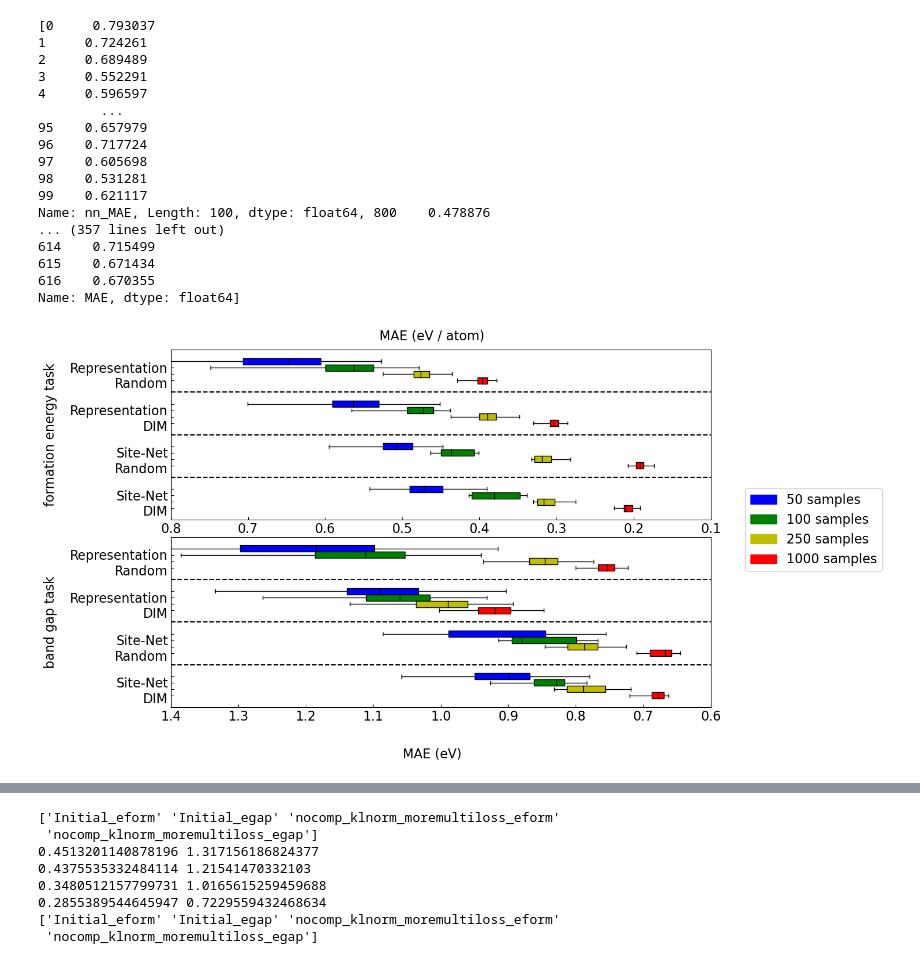
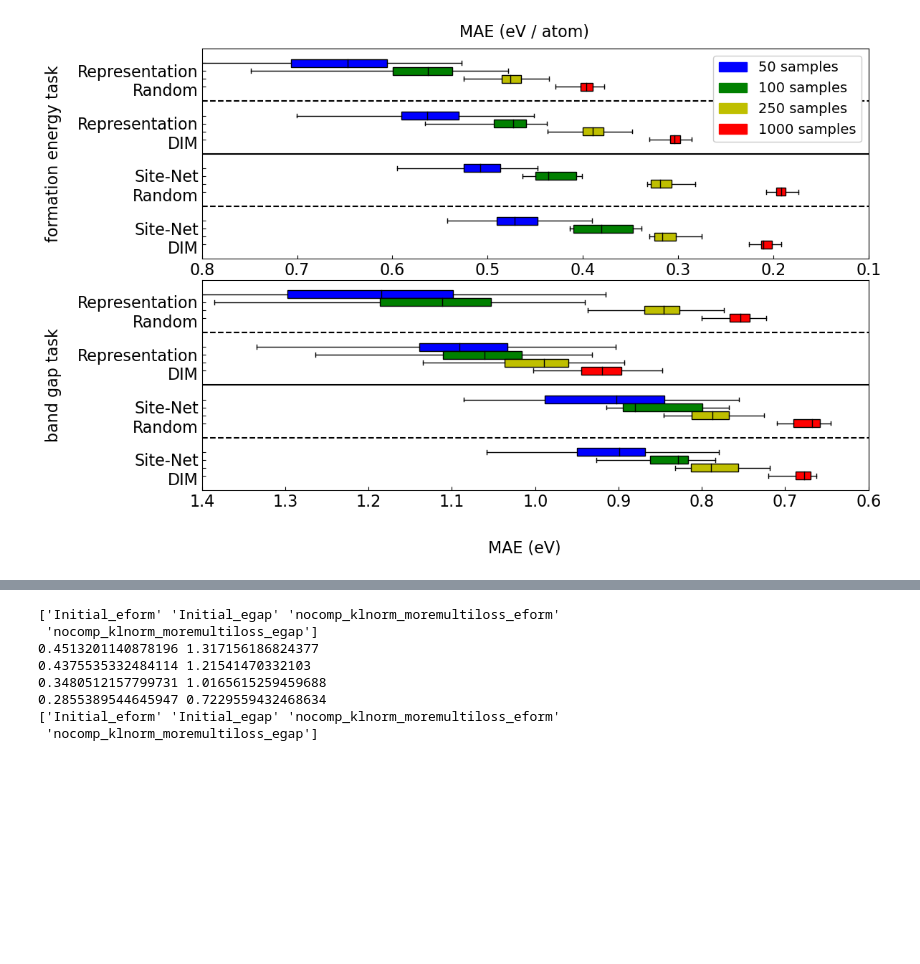
Before and after one commit to mm04926412/Site-Net, a Jupyter notebook: Downstream_MAEs_to_plots.ipynb, the cells around one changed output, grey strips where cells are left out. Drawn from its saved outputs; the diff is of its cells as text; code cells hidden in the pictures; blank space fills up the shorter version.

Commit message:
streamlined plot production

```diff
--- a/Downstream_MAEs_to_plots.ipynb
+++ b/Downstream_MAEs_to_plots.ipynb
@@ -56,55 +56,40 @@ for plot, color, samples in zip(box_plots, ["b", "g", "y", "r"], [50, 100, 250,
     ax[0].set_ylim(4.5,0.5)
     ax[0].set_xlim(0.8,0.1)
     ax_i += 1
     offset+=0.15
 
 box_plot_1 = ["egap_compact_dim_s50_initial_downstream_Neither_", "egap_compact_dim_s50_DIM_downstream_Neither_DIM_egap_"]
 box_plot_2 = ["egap_compact_dim_s100_initial_downstream_Neither_", "egap_compact_dim_s100_DIM_downstream_Neither_DIM_egap_"]
 box_plot_3 = ["egap_compact_dim_s250_initial_downstream_Neither_", "egap_compact_dim_s250_DIM_downstream_Neither_DIM_egap_"]
 box_plot_4 = ["egap_compact_dim_s1000_initial_downstream_Neither_", "egap_compact_dim_s1000_DIM_downstream_Neither_DIM_egap_"]
 box_plots = [box_plot_1, box_plot_2, box_plot_3, box_plot_4]
 
 ax_i = 0
 ax[1].set_ylabel("band gap task",labelpad=16)
 offset=-0.225
 for plot, color, samples in zip(box_plots, ["b", "g", "y", "r"], [50, 100, 250, 1000]):
     vectors = []
     vectors.append(RepMAE[(RepMAE["limit"] == samples) & (RepMAE["model"] == "Initial_egap")]["nn_MAE"])
     vectors.append(RepMAE[(RepMAE["limit"] == samples) & (RepMAE["model"] == "nocomp_klnorm_moremultiloss_egap")]["nn_MAE"])
     vectors.extend([DownMAE[DownMAE["filename"].str.contains(i)]["MAE"] for i in plot])
     if ax_i == 2:
         box_plot(ax[1], vectors, "black", color, labels=["Representation\nRandom", "Representation\nDIM", "Site-Net\nRandom", "Site-Net\nDIM"],vert=False,whis=100000000,positions=[1+offset, 2+offset, 3+offset, 4+offset], widths=0.15)
     else:
         box_plot(ax[1], vectors, "black", color, labels=["","","",""],vert=False,whis=100000000,positions=[1+offset, 2+offset, 3+offset, 4+offset], widths=0.15)
     ax[1].set_ylim(4.5,0.5)
     ax[1].set_xlim(1.4,0.6)
     ax_i += 1
     offset+=0.15
 
-ax[0].legend(handles=[Patch(color="b",label="50 samples"),Patch(color="g",label="100 samples"),Patch(color="y",label="250 samples"),Patch(color="r",label="1000 samples")],loc='lower right', bbox_to_anchor=(1.33, -0.34))
-[ax[0].axhline(y, color = 'black', linestyle='--') for y in [1.5,2.5,3.5]]
-[ax[1].axhline(y, color = 'black', linestyle='--') for y in [1.5,2.5,3.5]]
-fig.savefig("RepTransComp.png",bbox_inches='tight')
+ax[0].legend(handles=[Patch(color="b",label="50 samples"),Patch(color="g",label="100 samples"),Patch(color="y",label="250 samples"),Patch(color="r",label="1000 samples")], loc='upper right', fontsize="14",framealpha=1)
+[ax[0].axhline(y, color = 'black', linestyle='-') for y in [2.5]]
+[ax[1].axhline(y, color = 'black', linestyle='-') for y in [2.5]]
+[ax[0].axhline(y, color = 'black', linestyle='--') for y in [1.5, 3.5]]
+[ax[1].axhline(y, color = 'black', linestyle='--') for y in [1.5, 3.5]]
+fig.savefig("RepTransComp_samplelegend.png",bbox_inches='tight')
 fig.show()
 # %% [output]
-[0     0.793037
-1     0.724261
-2     0.689489
-3     0.552291
-4     0.596597
-        ...
-95    0.657979
-96    0.717724
-97    0.605698
-98    0.531281
-99    0.621117
-Name: nn_MAE, Length: 100, dtype: float64, 800    0.478876
-... (357 lines left out)
-614    0.715499
-615    0.671434
-616    0.670355
-Name: MAE, dtype: float64]
-[figure, old version]
+[figure, new version]
 # %%
 fig,ax = plt.subplots(2, 1, sharex=False, sharey="row",gridspec_kw={'wspace':0.2, 'hspace':0.1},figsize=(12,8))
 fig.text(0.5, 0.0, "MAE (eV)", ha='center')
```
Also changed, not shown: parts of 4 cells of this notebook.
